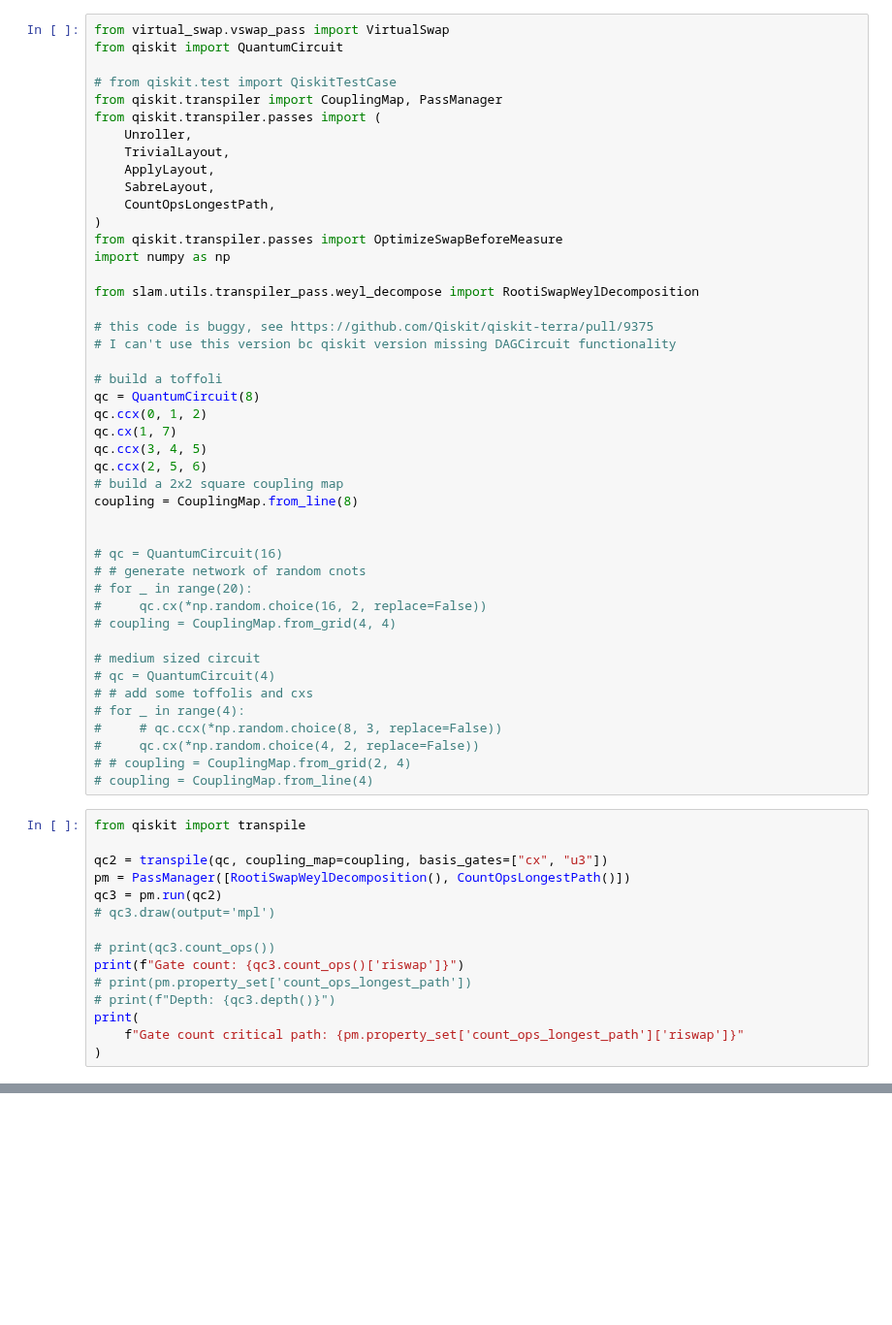
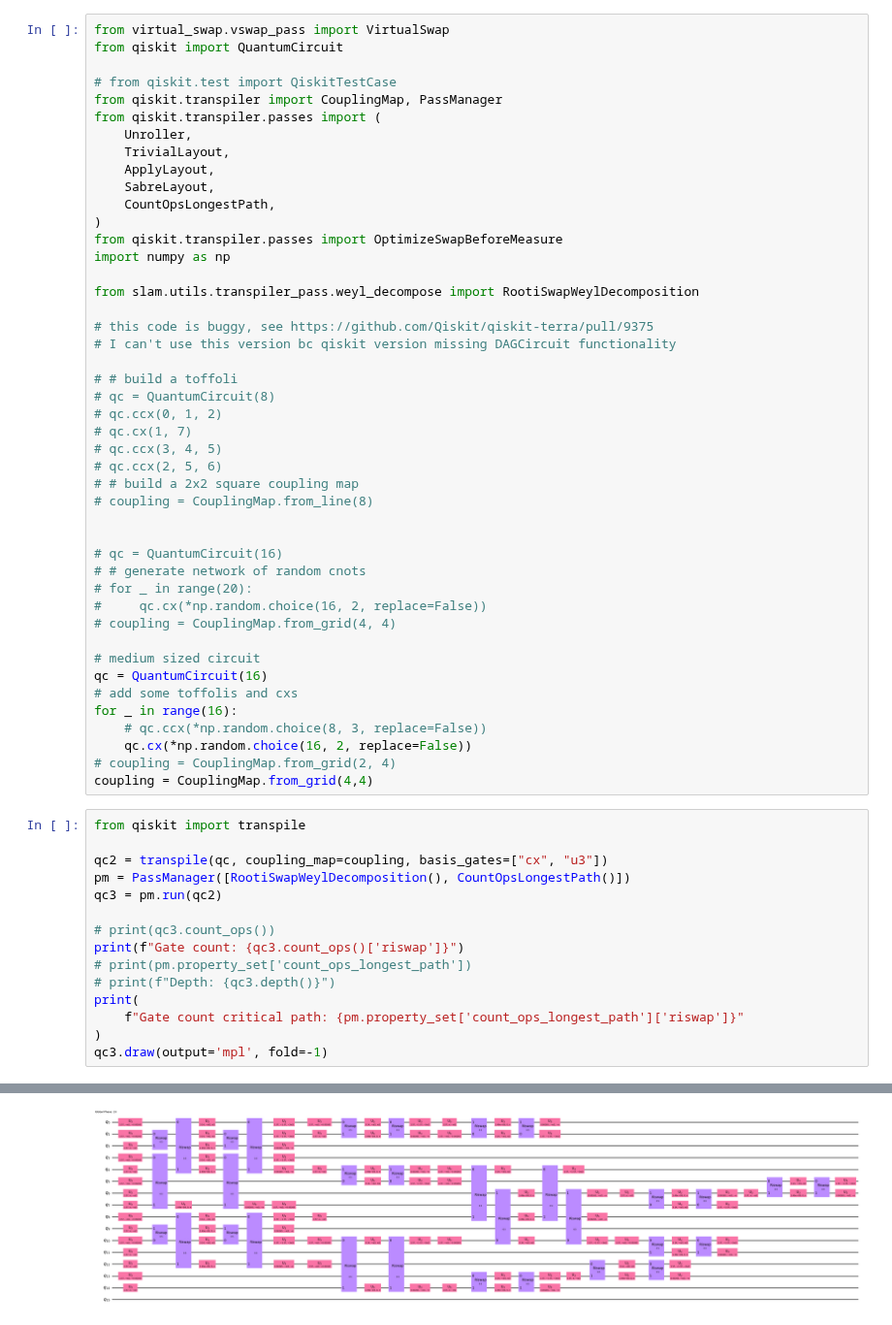
Before and after one commit to Pitt-JonesLab/mirror-gates, a Jupyter notebook: src/virtual_swap/scripts/main.ipynb, the cells around one changed output, grey strips where cells are left out. Shown at 97% size. Cells and saved outputs as stored; diff of their text form; blank space fills up the shorter version.

```diff
--- a/src/virtual_swap/scripts/main.ipynb
+++ b/src/virtual_swap/scripts/main.ipynb
@@ -19,14 +19,14 @@ from slam.utils.transpiler_pass.weyl_decompose import RootiSwapWeylDecomposition
 # this code is buggy, see https://github.com/Qiskit/qiskit-terra/pull/9375
 # I can't use this version bc qiskit version missing DAGCircuit functionality
 
-# build a toffoli
-qc = QuantumCircuit(8)
-qc.ccx(0, 1, 2)
-qc.cx(1, 7)
-qc.ccx(3, 4, 5)
-qc.ccx(2, 5, 6)
-# build a 2x2 square coupling map
-coupling = CouplingMap.from_line(8)
+# # build a toffoli
+# qc = QuantumCircuit(8)
+# qc.ccx(0, 1, 2)
+# qc.cx(1, 7)
+# qc.ccx(3, 4, 5)
+# qc.ccx(2, 5, 6)
+# # build a 2x2 square coupling map
+# coupling = CouplingMap.from_line(8)
 
 
 # qc = QuantumCircuit(16)
@@ -36,20 +36,19 @@ coupling = CouplingMap.from_line(8)
 # coupling = CouplingMap.from_grid(4, 4)
 
 # medium sized circuit
-# qc = QuantumCircuit(4)
-# # add some toffolis and cxs
-# for _ in range(4):
-#     # qc.ccx(*np.random.choice(8, 3, replace=False))
-#     qc.cx(*np.random.choice(4, 2, replace=False))
-# # coupling = CouplingMap.from_grid(2, 4)
-# coupling = CouplingMap.from_line(4)
+qc = QuantumCircuit(16)
+# add some toffolis and cxs
+for _ in range(16):
+    # qc.ccx(*np.random.choice(8, 3, replace=False))
+    qc.cx(*np.random.choice(16, 2, replace=False))
+# coupling = CouplingMap.from_grid(2, 4)
+coupling = CouplingMap.from_grid(4,4)
 # %%
 from qiskit import transpile
 
 qc2 = transpile(qc, coupling_map=coupling, basis_gates=["cx", "u3"])
 pm = PassManager([RootiSwapWeylDecomposition(), CountOpsLongestPath()])
 qc3 = pm.run(qc2)
-# qc3.draw(output='mpl')
 
 # print(qc3.count_ops())
 print(f"Gate count: {qc3.count_ops()['riswap']}")
@@ -58,4 +57,5 @@ print(f"Gate count: {qc3.count_ops()['riswap']}")
 print(
     f"Gate count critical path: {pm.property_set['count_ops_longest_path']['riswap']}"
 )
+qc3.draw(output='mpl', fold=-1)
 # %% [output]
@@ -64 +64,2 @@ Gate count critical path: 32
+[figure, added]
 # %%
```
Also changed, not shown: parts of 10 cells of this notebook, 4 other files.
